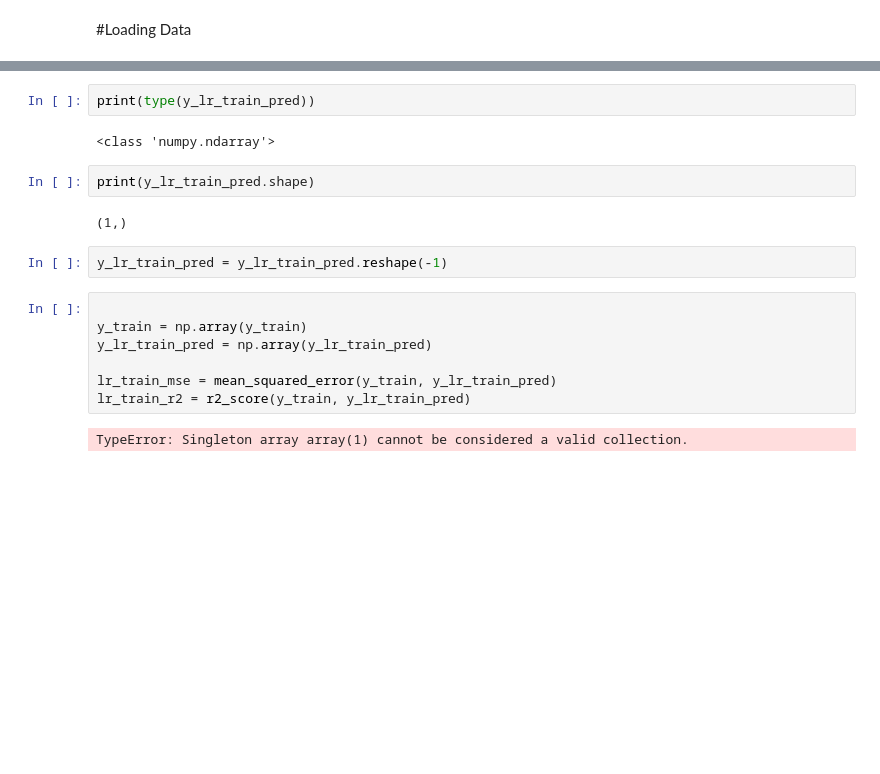
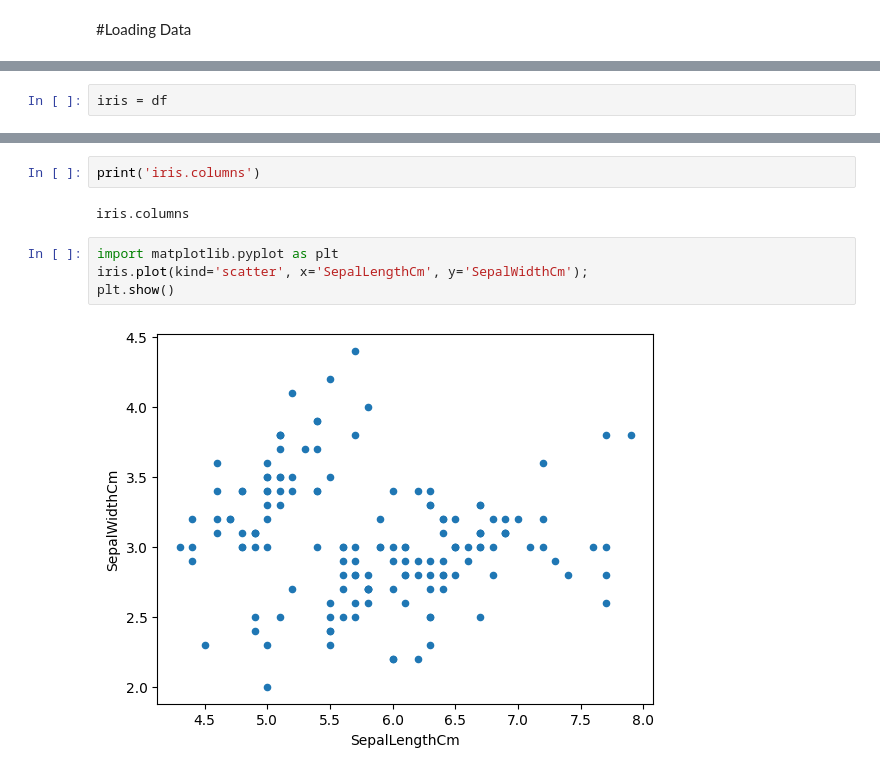
Before and after one commit to Vinnythapz/Oasis, a Jupyter notebook: Iris_Dataset1.1.ipynb, the cells around one changed output, grey strips where cells are left out. Cells and saved outputs as stored; diff of their text form; blank space fills up the shorter version.

```diff
--- a/Iris_Dataset1.1.ipynb
+++ b/Iris_Dataset1.1.ipynb
@@ -175 +26,3 @@ print(type(y_train))
+# %%
+iris = df
 # %%
@@ -179,19 +32,10 @@ print(y_train.shape)
-# %%
-print(type(y_lr_train_pred))
-# %% [output]
-<class 'numpy.ndarray'>
-# %%
-print(y_lr_train_pred.shape)
-# %% [output]
-(1,)
-# %%
-y_lr_train_pred = y_lr_train_pred.reshape(-1)
-# %%
-
-y_train = np.array(y_train)
-y_lr_train_pred = np.array(y_lr_train_pred)
-
-lr_train_mse = mean_squared_error(y_train, y_lr_train_pred)
-lr_train_r2 = r2_score(y_train, y_lr_train_pred)
-# %% [output]
-TypeError: Singleton array array(1) cannot be considered a valid collection.
+# %%
+print('iris.columns')
+# %% [output]
+iris.columns
+# %%
+import matplotlib.pyplot as plt
+iris.plot(kind='scatter', x='SepalLengthCm', y='SepalWidthCm');
+plt.show()
+# %% [output]
+[figure, added]
```
Also changed, not shown: parts of 35 cells of this notebook.
